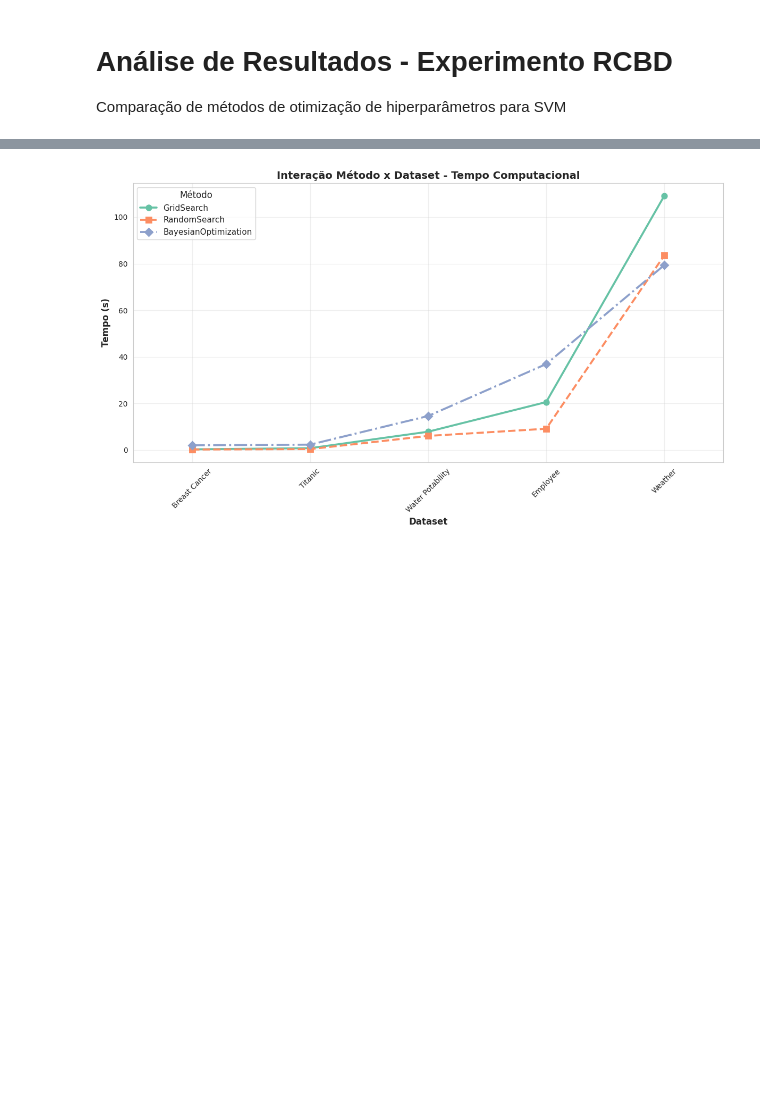
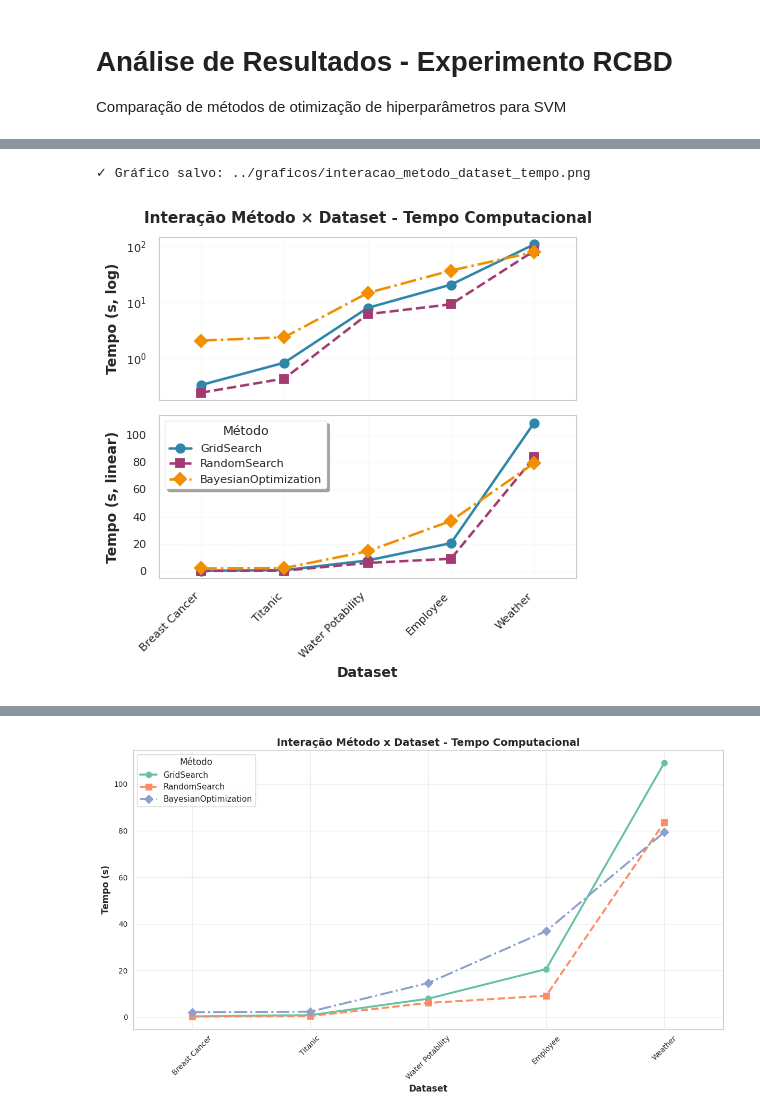
Before and after one commit to Bernardo-b/planejamento-analise-experimentos-2025-2, a Jupyter notebook: trabalho_final/notebooks/analise_resultados.ipynb, the cells around one changed output, grey strips where cells are left out. Cells and saved outputs as stored; diff of their text form; code cells hidden in the pictures; blank space fills up the shorter version.

```diff
--- a/trabalho_final/notebooks/analise_resultados.ipynb
+++ b/trabalho_final/notebooks/analise_resultados.ipynb
@@ -138,0 +222,48 @@ plt.show()
+# %%
+# Gráfico de Interação: Método x Dataset (Tempo - Log e Linear)
+plt.style.use('seaborn-v0_8-paper')
+fig, (ax1, ax2) = plt.subplots(2, 1, figsize=(5, 5))
+
+colors = ['#2E86AB', '#A23B72', '#F18F01']
+sns.set_palette(colors)
+
+# Gráfico 1: Escala Logarítmica
+sns.pointplot(data=df, x='dataset', y='tempo', hue='metodo', errorbar=None,
+              markers=['o', 's', 'D'], linestyles=['-', '--', '-.'],
+              markersize=6, linewidth=1.8, ax=ax1)
+
+ax1.set_yscale('log')
+ax1.set_xlabel('')
+ax1.set_xticklabels([])
+ax1.set_ylabel('Tempo (s, log)', fontsize=10, fontweight='bold')
+ax1.set_title('Interação Método × Dataset - Tempo Computacional', fontsize=11, fontweight='bold', pad=10)
+ax1.tick_params(axis='y', labelsize=8)
+
+ax1.get_legend().remove()  # Remove a legenda do gráfico superior
+ax1.grid(True, alpha=0.2, linestyle='--', linewidth=0.5)
+ax1.set_axisbelow(True)
+
+# Gráfico 2: Escala Linear
+sns.pointplot(data=df, x='dataset', y='tempo', hue='metodo', errorbar=None,
+              markers=['o', 's', 'D'], linestyles=['-', '--', '-.'],
+              markersize=6, linewidth=1.8, ax=ax2)
+
+ax2.set_xlabel('Dataset', fontsize=10, fontweight='bold')
+ax2.set_ylabel('Tempo (s, linear)', fontsize=10, fontweight='bold')
+ax2.tick_params(axis='x', rotation=45, labelsize=8)
+ax2.tick_params(axis='y', labelsize=8)
+plt.setp(ax2.xaxis.get_majorticklabels(), ha='right')
+
+ax2.legend(title='Método', fontsize=8, title_fontsize=9,
+          loc='upper left', frameon=True, shadow=True, fancybox=True)
+ax2.grid(True, alpha=0.2, linestyle='--', linewidth=0.5)
+ax2.set_axisbelow(True)
+
+plt.tight_layout()
+plt.savefig('../graficos/interacao_metodo_dataset_tempo.png', dpi=300,
+            bbox_inches='tight', transparent=True)
+print("✓ Gráfico salvo: ../graficos/interacao_metodo_dataset_tempo.png")
+plt.show()
+# %% [output]
+✓ Gráfico salvo: ../graficos/interacao_metodo_dataset_tempo.png
+[figure, added]
```
Also changed, not shown: parts of 9 cells of this notebook, 6 other files.
